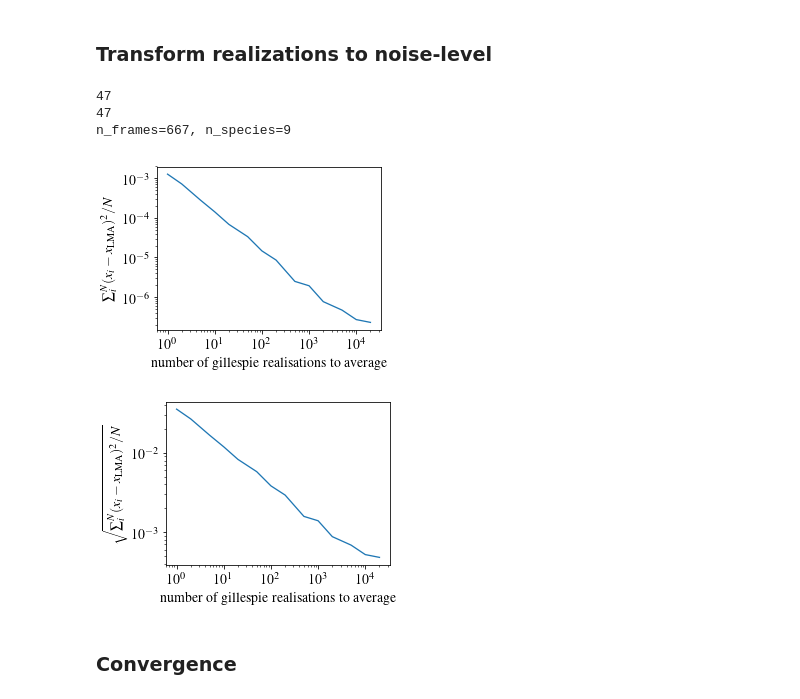
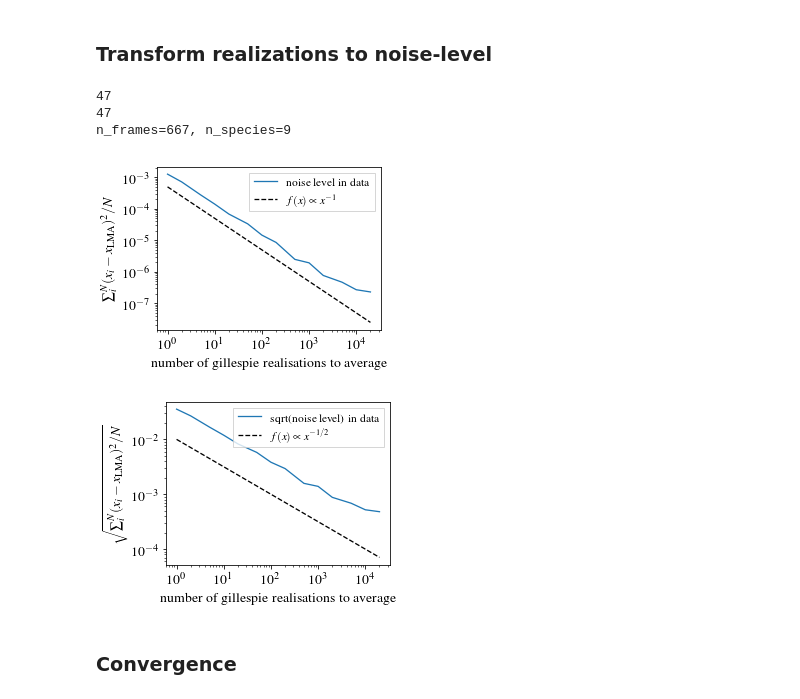
Before and after one commit to readdy/readdy_learn, a Jupyter notebook: docs/makefigures/case2.ipynb, the cells around one changed output. Drawn from its saved outputs; the diff is of its cells as text; code cells hidden in the pictures.

Commit message:
demonstrate 1/N dependence of noise level on number of averaged measurements N

```diff
--- a/docs/makefigures/case2.ipynb
+++ b/docs/makefigures/case2.ipynb
@@ -26,8 +26,8 @@ Target time: 2.0
 Gillespie intermediate rescaling factor: 500.0
 Discretization timestep: 0.003
 # %%
-DATA_ROOT = "/home/mho/Dropbox/phd/readdy_learn/reaction_learn_data"
-#DATA_ROOT = "/home/mi/chrisfr/Dropbox/readdy_learn/reaction_learn_data"
+#DATA_ROOT = "/home/mho/Dropbox/phd/readdy_learn/reaction_learn_data"
+DATA_ROOT = "/home/mi/chrisfr/Dropbox/readdy_learn/reaction_learn_data"
 crop_estimated_rates = True
 gillespie_realizations = [1, 2, 5, 10, 20, 50, 100, 200, 500, 1000, 2000, 5000, 10000, 20000]
 # %% [markdown]
@@ -47,37 +47,42 @@ lma_counts = lma_counts[:, noisy_species]
 # calculate mean squared deviation
 n_gill = 1
 iid = 0
 noise_level = np.zeros(len(gillespie_realizations))
 for i_gill, number_gill in enumerate(gillespie_realizations):
     mses = []
     for iid in range(10):
         counts, _ = case_config.get_traj_from_file(os.path.join(DATA_ROOT, "gillespie_trajs_init_1.h5"), number_gill, iid)
         counts = counts[:, noisy_species]
         n_samples = counts.size
         mse = np.sum(np.power(counts - lma_counts, 2)) / n_samples
         mses.append(mse)
     mses = np.array(mses)
     noise_level[i_gill] = np.mean(mses)
 
+gill_arr = np.array(gillespie_realizations, dtype=float)
 # gillespie realizations -> noise level relation
-plt.plot(gillespie_realizations, noise_level)
+plt.plot(gillespie_realizations, noise_level, label="noise level in data")
+plt.plot(gill_arr, 0.5e-3*np.power(gill_arr, -1), "k--", label="$f(x)\propto x^{-1}$")
 plt.xlabel("number of gillespie realisations to average")
 plt.ylabel(r"$\sum^N_i (x_i -x_\mathrm{LMA})^2/N$")
 plt.yscale("log")
 plt.xscale("log")
+plt.legend()
 plt.show()
-plt.plot(gillespie_realizations, np.sqrt(noise_level))
+plt.plot(gillespie_realizations, np.sqrt(noise_level), label="sqrt(noise level) in data")
+plt.plot(gill_arr, 1e-2*np.power(gill_arr, -1./2.), "k--", label="$f(x)\propto x^{-1/2}$")
 plt.xlabel("number of gillespie realisations to average")
 plt.ylabel(r"$\sqrt{\sum^N_i (x_i -x_\mathrm{LMA})^2/N}$")
 plt.yscale("log")
 plt.xscale("log")
+plt.legend()
 plt.show()
 # %% [output]
 47
 47
 n_frames=667, n_species=9
-[figure, old version]
+[figure, new version]
-[figure, old version]
+[figure, new version]
 # %% [markdown]
 ### Convergence
 # %%
```
